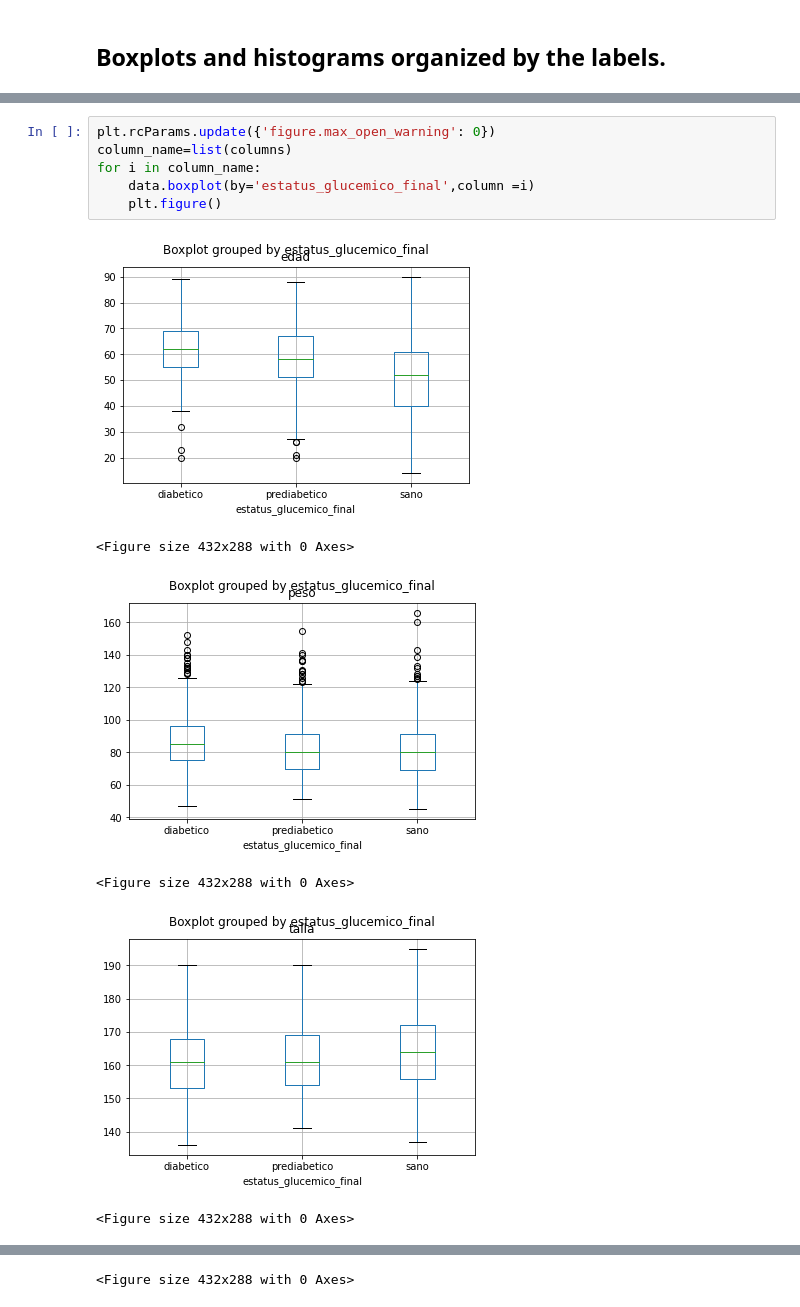
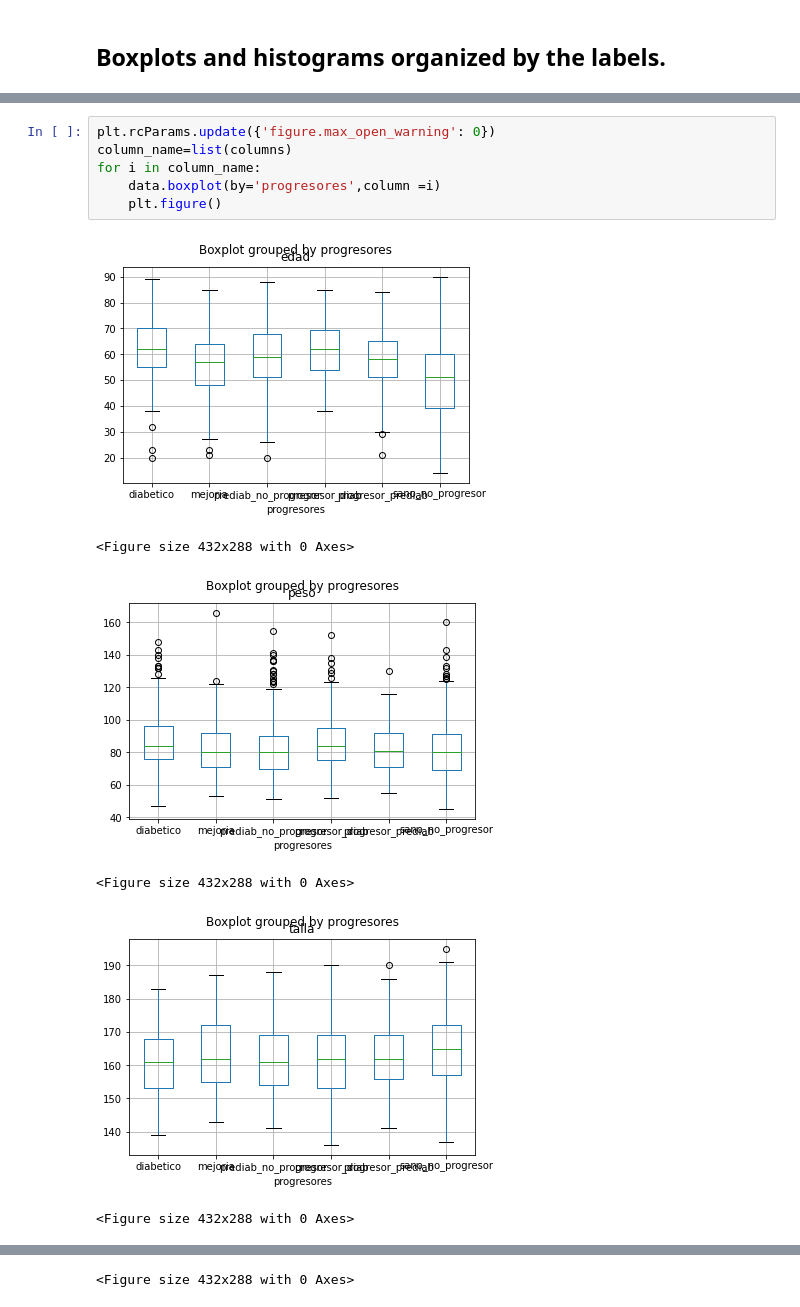
Before and after one commit to Martgalvan/Final-thesis-Project, a Jupyter notebook: Project.ipynb, the cells around one changed output, grey strips where cells are left out. Saved outputs shown, nothing was run; the diff lists cells and outputs as text.

```diff
--- a/Project.ipynb
+++ b/Project.ipynb
@@ -235,13 +277,13 @@ histograms = patient_data.hist(figsize=(26, 25), bins=50, xlabelsize=8, ylabelsi
 # %%
 plt.rcParams.update({'figure.max_open_warning': 0})
 column_name=list(columns)
 for i in column_name:
-    data.boxplot(by='estatus_glucemico_final',column =i)
+    data.boxplot(by='progresores',column =i)
     plt.figure()
 # %% [output]
-[figure, old version]
+[figure, new version]
 <Figure size 432x288 with 0 Axes>
-[figure, old version]
+[figure, new version]
 <Figure size 432x288 with 0 Axes>
-[figure, old version]
+[figure, new version]
 <Figure size 432x288 with 0 Axes>
```
Also changed, not shown: parts of 3 cells of this notebook.
